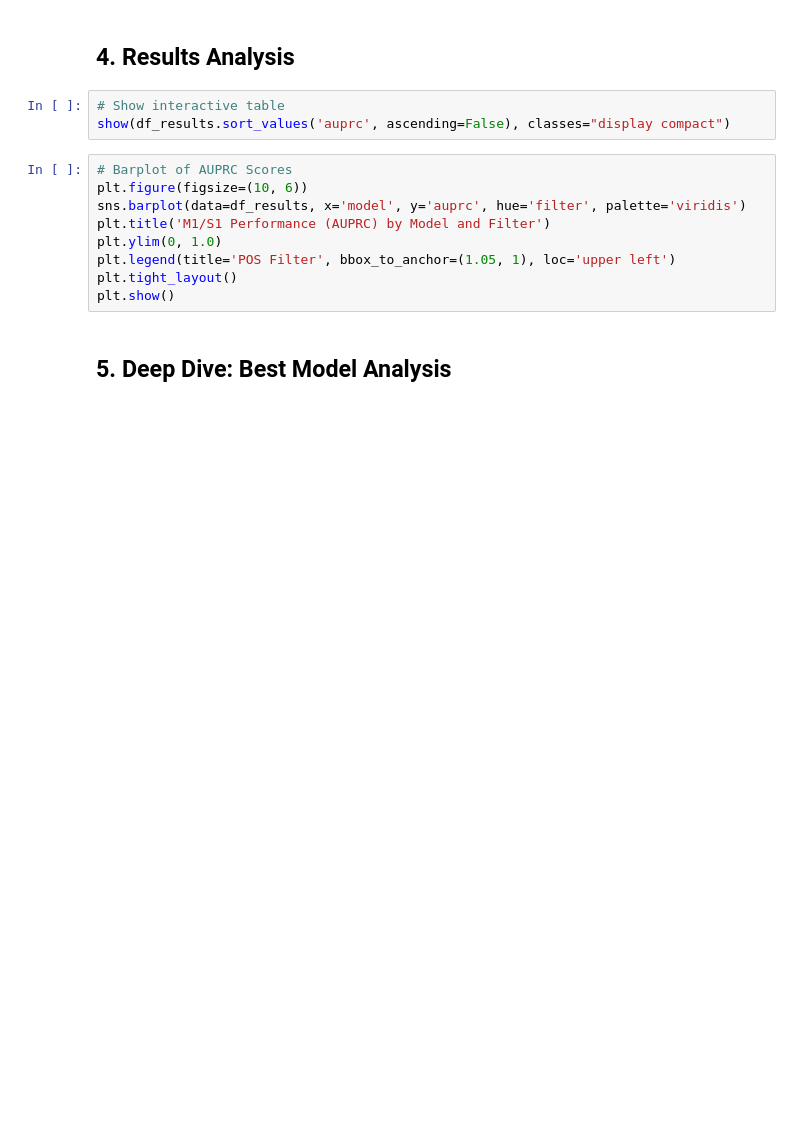
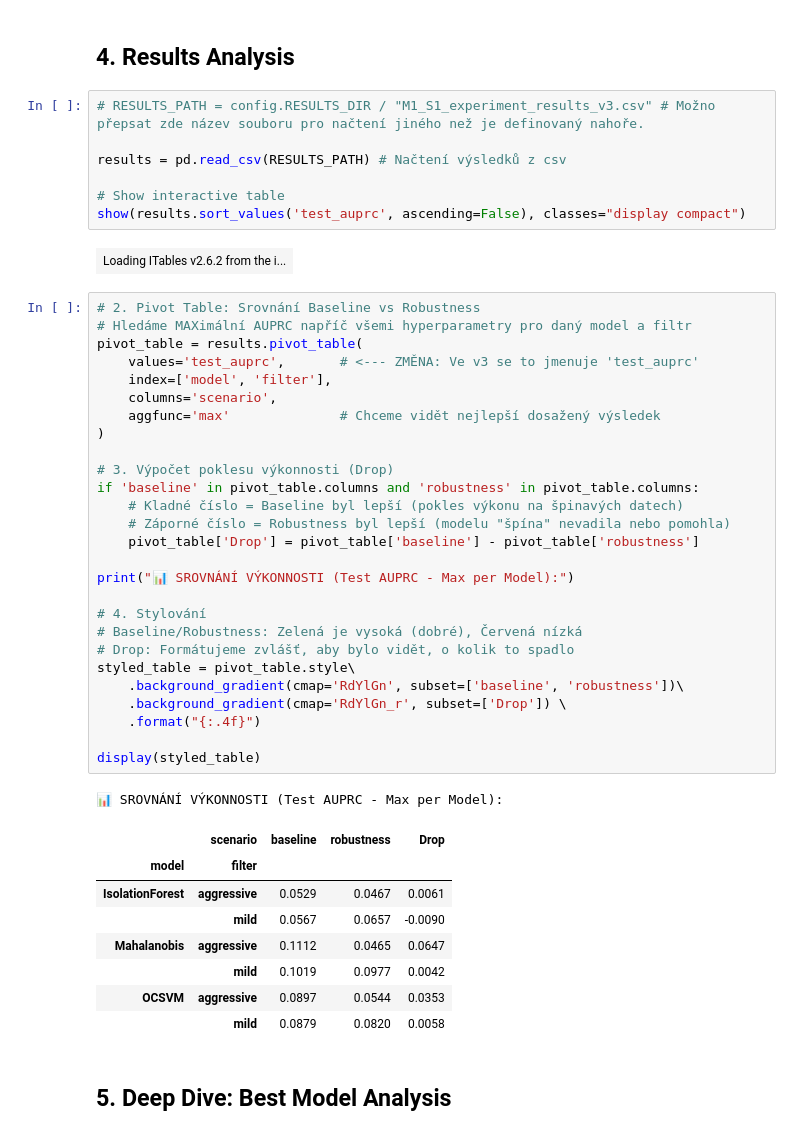
Before and after one commit to Dobes-Michal-Tobias/ThesisCoding, a Jupyter notebook: notebooks/03_M1_S1_Unsupervised_Token.ipynb, the cells around one changed output. Drawn from its saved outputs; the diff is of its cells as text; blank space fills up the shorter version.

```diff
--- a/notebooks/03_M1_S1_Unsupervised_Token.ipynb
+++ b/notebooks/03_M1_S1_Unsupervised_Token.ipynb
@@ -137,17 +277,51 @@ print(f"💾 Results saved to {save_path}")
 # %% [markdown]
 ## 4. Results Analysis
 # %%
+# RESULTS_PATH = config.RESULTS_DIR / "M1_S1_experiment_results_v3.csv" # Možno přepsat zde název souboru pro načtení jiného než je definovaný nahoře.
+
+results = pd.read_csv(RESULTS_PATH) # Načtení výsledků z csv
+
 # Show interactive table
-show(df_results.sort_values('auprc', ascending=False), classes="display compact")
+show(results.sort_values('test_auprc', ascending=False), classes="display compact")
+# %% [output]
+| Loading ITables v2.6.2 from the i... |
-# %%
-# Barplot of AUPRC Scores
-plt.figure(figsize=(10, 6))
-sns.barplot(data=df_results, x='model', y='auprc', hue='filter', palette='viridis')
-plt.title('M1/S1 Performance (AUPRC) by Model and Filter')
-plt.ylim(0, 1.0)
-plt.legend(title='POS Filter', bbox_to_anchor=(1.05, 1), loc='upper left')
-plt.tight_layout()
-plt.show()
+# %%
+# 2. Pivot Table: Srovnání Baseline vs Robustness
+# Hledáme MAXimální AUPRC napříč všemi hyperparametry pro daný model a filtr
+pivot_table = results.pivot_table(
+    values='test_auprc',       # <--- ZMĚNA: Ve v3 se to jmenuje 'test_auprc'
+    index=['model', 'filter'],
+    columns='scenario',
+    aggfunc='max'              # Chceme vidět nejlepší dosažený výsledek
+)
+
+# 3. Výpočet poklesu výkonnosti (Drop)
+if 'baseline' in pivot_table.columns and 'robustness' in pivot_table.columns:
+    # Kladné číslo = Baseline byl lepší (pokles výkonu na špinavých datech)
+    # Záporné číslo = Robustness byl lepší (modelu "špína" nevadila nebo pomohla)
+    pivot_table['Drop'] = pivot_table['baseline'] - pivot_table['robustness']
+
+print("📊 SROVNÁNÍ VÝKONNOSTI (Test AUPRC - Max per Model):")
+
+# 4. Stylování
+# Baseline/Robustness: Zelená je vysoká (dobré), Červená nízká
+# Drop: Formátujeme zvlášť, aby bylo vidět, o kolik to spadlo
+styled_table = pivot_table.style\
+    .background_gradient(cmap='RdYlGn', subset=['baseline', 'robustness'])\
+    .background_gradient(cmap='RdYlGn_r', subset=['Drop']) \
+    .format("{:.4f}")
+
+display(styled_table)
+# %% [output]
+📊 SROVNÁNÍ VÝKONNOSTI (Test AUPRC - Max per Model):
+|  | scenario | baseline | robustness | Drop |
+| model | filter |  |  |  |
+| IsolationForest | aggressive | 0.0529 | 0.0467 | 0.0061 |
+|  | mild | 0.0567 | 0.0657 | -0.0090 |
+| Mahalanobis | aggressive | 0.1112 | 0.0465 | 0.0647 |
+|  | mild | 0.1019 | 0.0977 | 0.0042 |
+| OCSVM | aggressive | 0.0897 | 0.0544 | 0.0353 |
+|  | mild | 0.0879 | 0.0820 | 0.0058 |
 # %% [markdown]
 ## 5. Deep Dive: Best Model Analysis
 # %%
```
Also changed, not shown: parts of 12 cells of this notebook, 8 other files.
